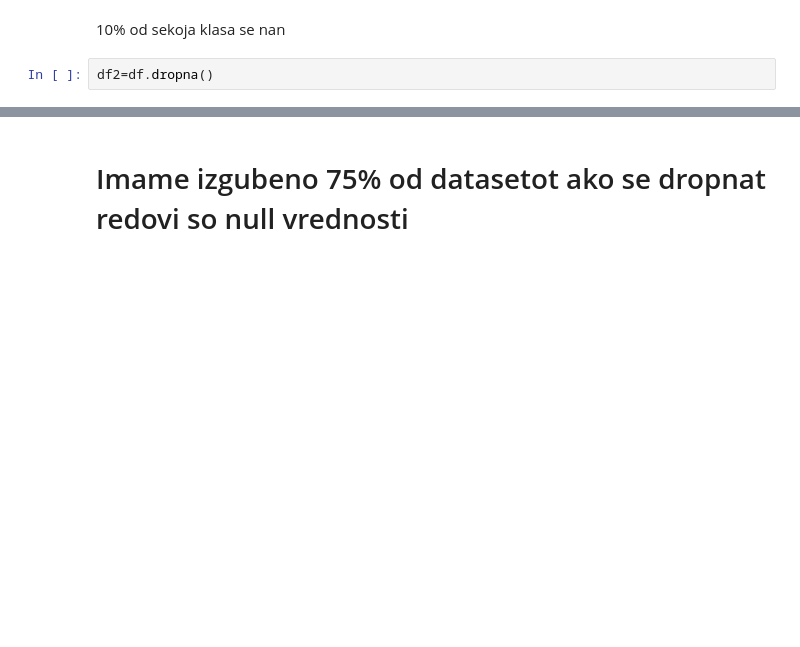
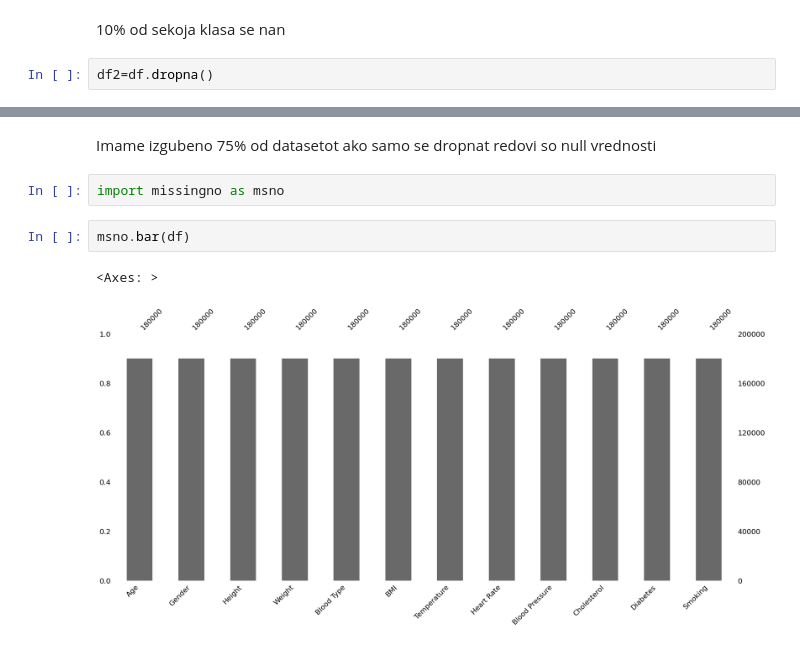
Before and after one commit to PetarKalinovski/MissingValuesTest, a Jupyter notebook: proba.ipynb, the cells around one changed output, grey strips where cells are left out. Cells and saved outputs as stored; diff of their text form; blank space fills up the shorter version.

```diff
--- a/proba.ipynb
+++ b/proba.ipynb
@@ -75,2 +99,9 @@ len(df2)
 # %% [markdown]
-# Imame izgubeno 75% od datasetot ako se dropnat redovi so null vrednosti
+Imame izgubeno 75% od datasetot ako samo se dropnat redovi so null vrednosti
+# %%
+import missingno as msno
+# %%
+msno.bar(df)
+# %% [output]
+<Axes: >
+[figure, added]
```
Also changed, not shown: parts of 10 cells of this notebook.
